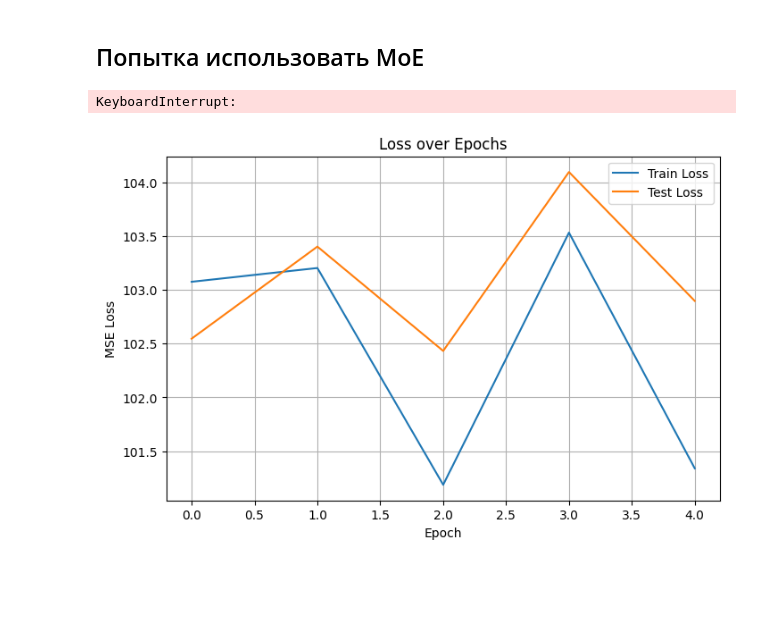
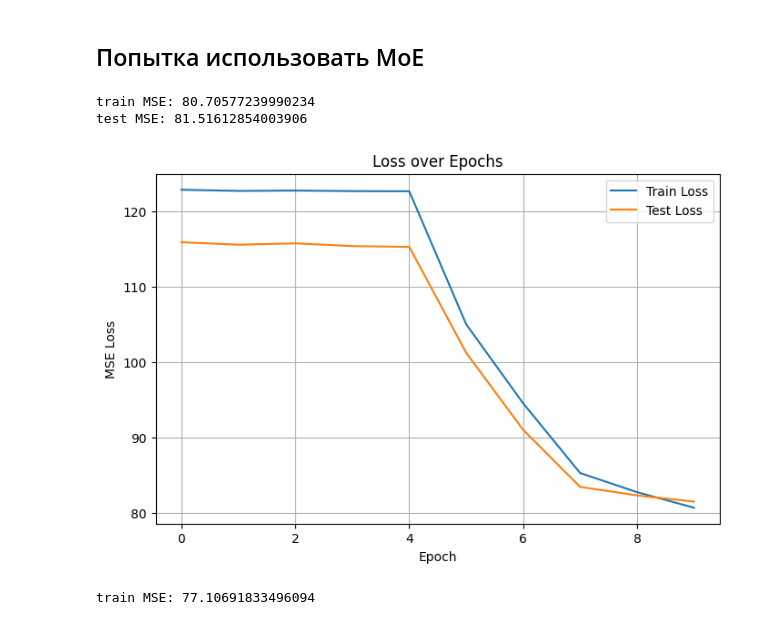
Before and after one commit to Arnoochka-Strudy/spbu_dl_2025, a Jupyter notebook: homeworks/done-homeworks/homework-1(pytorch.md)/competition.ipynb, the cells around one changed output. Drawn from its saved outputs; the diff is of its cells as text; code cells hidden in the pictures; blank space fills up the shorter version.

```diff
--- a/homeworks/done-homeworks/homework-1(pytorch.md)/competition.ipynb
+++ b/homeworks/done-homeworks/homework-1(pytorch.md)/competition.ipynb
@@ -142,7 +143,7 @@ class ModelTrainer:
                  optimizer: Optimizer,
                  criterion: nn.Module,
                  test_dataloader: Optional[DataLoader] = None,
-                 scheduler: Optional[ExponentialLR] = None) -> float:
+                 scheduler: Optional[LRScheduler] = None) -> float:
         self.model = model.to(self.device)
         self.model.train()
         self.train_loss_history = []
@@ -272,10 +273,12 @@ class Config:
     in_features = 90
     num_layers = 8
     hidden_size = 256
-    ffn_dim = 512
+    ffn_dim = 1024
     activation_func = nn.ReLU()
     eps: float = 10**(-5)
     elementwise_affine: bool = True
-    dropout: float = 0.2
+    dropout: float = 0.1
     bias: bool = True
+    batch_size: int = 64
+    num_epochs: int = 40
 # %%
@@ -334,10 +338,12 @@ class Config:
     activation_func = nn.ReLU()
     eps: float = 10**(-5)
     elementwise_affine: bool = True
-    dropout: float = 0.3
+    dropout: float = 0.1
     bias: bool = True
     num_experts: int = 8
-    top_k: int = 4
+    top_k: int = 1
+    batch_size: int = 64
+    num_epochs: int = 40
 # %%
 class MoELayer(Module):
     def __init__(self, config) -> None:
@@ -384,32 +390,46 @@ class MyLayer(Module):
     def forward(self, x: Tensor) -> Tensor:
         return self.add_norm(x, self.ffn(x))
 # %%
-BATCH_SIZE = 128
-NUM_EPOCHS = 100
 scaler = StandardScaler()
 X_train = scaler.fit_transform(X_train)
 X_test = scaler.transform(X_test)
-train_loader = DataLoaderGenerator(X_train, y_train, batch_size=BATCH_SIZE, shuffle=True)
-test_loader = DataLoaderGenerator(X_test, y_test, batch_size=BATCH_SIZE, shuffle=True)
+train_loader = DataLoaderGenerator(X_train, y_train, batch_size=Config.batch_size, shuffle=True)
+test_loader = DataLoaderGenerator(X_test, y_test, batch_size=Config.batch_size, shuffle=True)
 
 model = ModelVer1(Config)
-optimizer = AdamW(model.parameters(), lr=1e-3, weight_decay=1e-4)
+optimizer = AdamW(model.parameters(), lr=3e-3, weight_decay=7e-3)
 criterion = nn.MSELoss()
-from torch.optim.lr_scheduler import LinearLR, CosineAnnealingLR, SequentialLR
+scheduler = LinearLR(optimizer, start_factor=1.0, end_factor=0.1)
 
-warmup_epochs = 10
-
-warmup_scheduler = LinearLR(optimizer, start_factor=1, end_factor=0.1, total_iters=warmup_epochs)
-main_scheduler = CosineAnnealingLR(optimizer, T_max=NUM_EPOCHS - warmup_epochs)
-
-scheduler = SequentialLR(optimizer, schedulers=[warmup_scheduler, main_scheduler], milestones=[warmup_epochs])
-
-trainer = ModelTrainer(num_epochs=NUM_EPOCHS, device=torch.device('cuda'))
-train_mse, test_mse = trainer(train_dataloader, model, optimizer, criterion, test_dataloader=test_dataloader)
+trainer = ModelTrainer(num_epochs=Config.num_epochs, device=torch.device('cuda'))
+train_mse, test_mse = trainer(train_dataloader,
+                              model,
+                              optimizer,
+                              criterion,
+                              scheduler=scheduler,
+                              test_dataloader=test_dataloader)
 print(f"train MSE: {train_mse}\ntest MSE: {test_mse}")
 # %% [output]
-KeyboardInterrupt:
+train MSE: 80.70577239990234
+test MSE: 81.51612854003906
 # %%
-trainer.plot_loss_history(5)
+trainer.plot_loss_history(10)
 # %% [output]
-[figure, old version]
+[figure, new version]
+# %%
+scaler = StandardScaler()
+train_loader = DataLoaderGenerator(scaler.fit_transform(X.to_numpy()),
+                                   y.to_numpy(),
+                                   batch_size=Config.batch_size,
+                                   shuffle=True)
+
+model = ModelVer1(Config)
+optimizer = AdamW(model.parameters(), lr=3e-3, weight_decay=7e-3)
+criterion = nn.MSELoss()
+scheduler = LinearLR(optimizer, start_factor=1.0, end_factor=0.1)
+
+trainer = ModelTrainer(num_epochs=Config.num_epochs, device=torch.device('cuda'))
+train_mse = trainer(train_dataloader,model,optimizer,criterion,scheduler=scheduler)
+print(f"train MSE: {train_mse}")
+# %% [output]
+train MSE: 77.10691833496094
```
Also changed, not shown: parts of 8 cells of this notebook, 1 other file.
